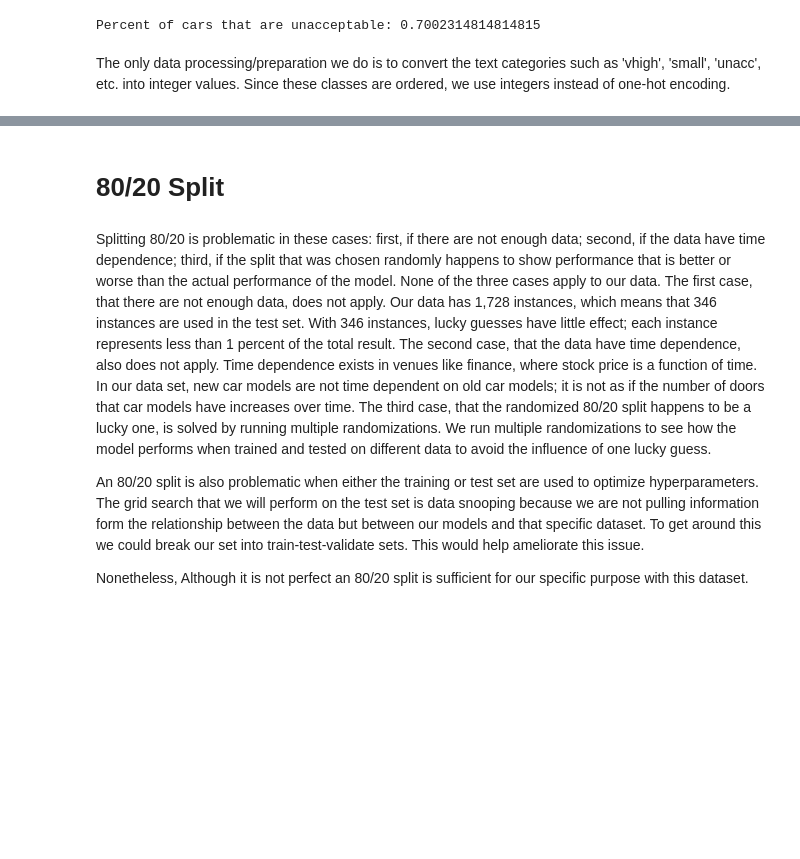
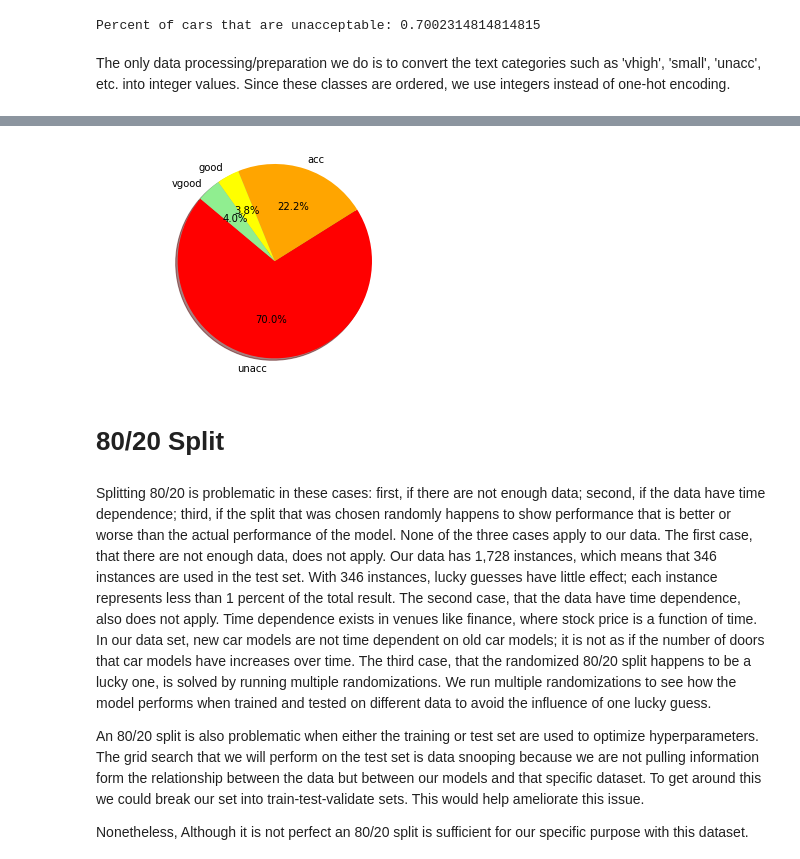
Before and after one commit to popov95s/CSE5324-Labs, a Jupyter notebook: lab-three/Momin Notebook.ipynb, the cells around one changed output, grey strips where cells are left out. Saved outputs shown, nothing was run; the diff lists cells and outputs as text; code cells hidden in the pictures; blank space fills up the shorter version.

```diff
--- a/lab-three/Momin Notebook.ipynb
+++ b/lab-three/Momin Notebook.ipynb
@@ -75,3 +83,14 @@ The only data processing/preparation we do is to convert the text categories suc
+# %%
+from collections import Counter
+values = list(Counter(df['class']).values())
+colors = ['red', 'orange', 'yellow', 'lightgreen']
+plt.pie(values, labels=[k for k,v in class_map.items()], colors=colors,
+        autopct='%1.1f%%', shadow=True, startangle=140)
+
+plt.axis('equal')
+plt.show()
+# %% [output]
+[figure, added]
 # %% [markdown]
 # 80/20 Split
 # %% [markdown]
```
Also changed, not shown: parts of 9 cells of this notebook.
